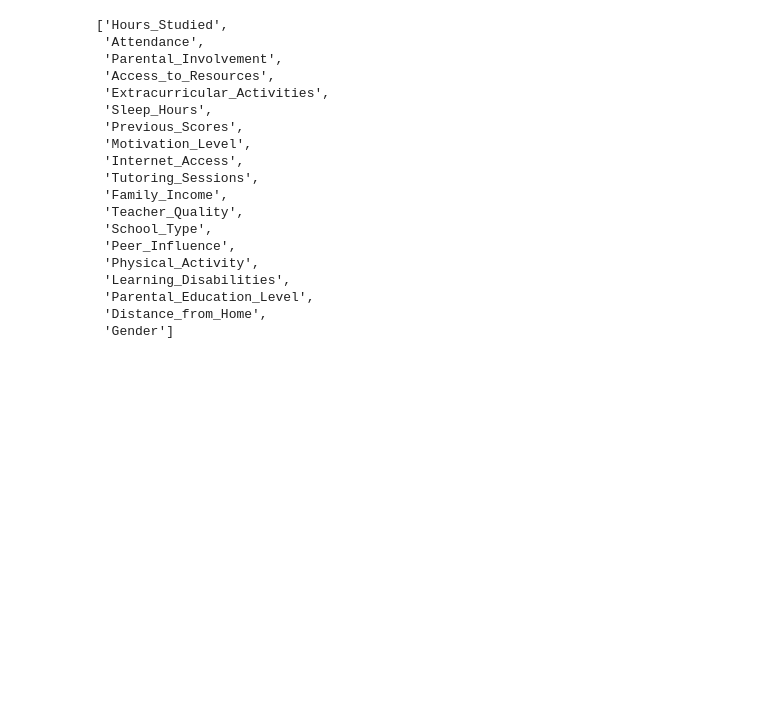
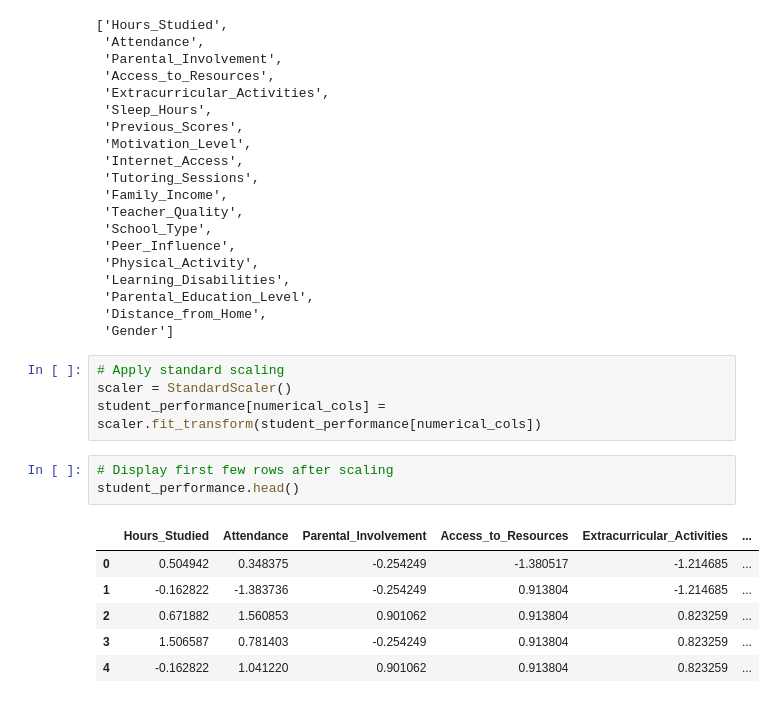
Before and after one commit to lucaskojo02/Students_Performance_Data_Analysis, a Jupyter notebook: Untitled17.ipynb, the cells around one changed output. Cells and saved outputs as stored; diff of their text form; blank space fills up the shorter version.

Commit message:
Applied standard scaling and displayed first five rows after scaling

```diff
--- a/Untitled17.ipynb
+++ b/Untitled17.ipynb
@@ -164,3 +164,17 @@ numerical_cols
  'Parental_Education_Level',
  'Distance_from_Home',
  'Gender']
+# %%
+# Apply standard scaling
+scaler = StandardScaler()
+student_performance[numerical_cols] = scaler.fit_transform(student_performance[numerical_cols])
+# %%
+# Display first few rows after scaling
+student_performance.head()
+# %% [output]
+|  | Hours_Studied | Attendance | Parental_Involvement | Access_to_Resources | Extracurricular_Activities | ... |
+| 0 | 0.504942 | 0.348375 | -0.254249 | -1.380517 | -1.214685 | ... |
+| 1 | -0.162822 | -1.383736 | -0.254249 | 0.913804 | -1.214685 | ... |
+| 2 | 0.671882 | 1.560853 | 0.901062 | 0.913804 | 0.823259 | ... |
+| 3 | 1.506587 | 0.781403 | -0.254249 | 0.913804 | 0.823259 | ... |
+| 4 | -0.162822 | 1.041220 | 0.901062 | 0.913804 | 0.823259 | ... |
```
